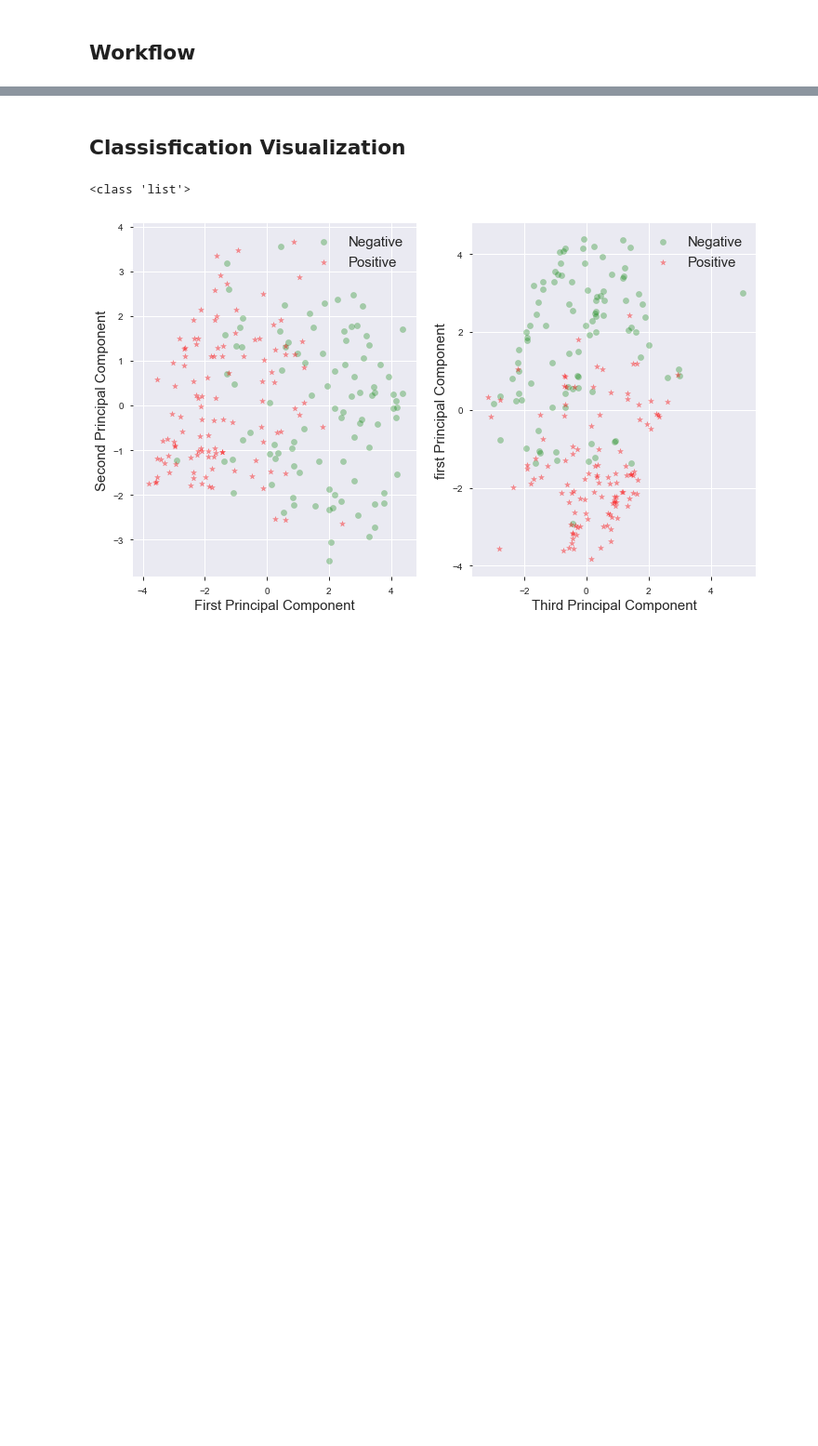
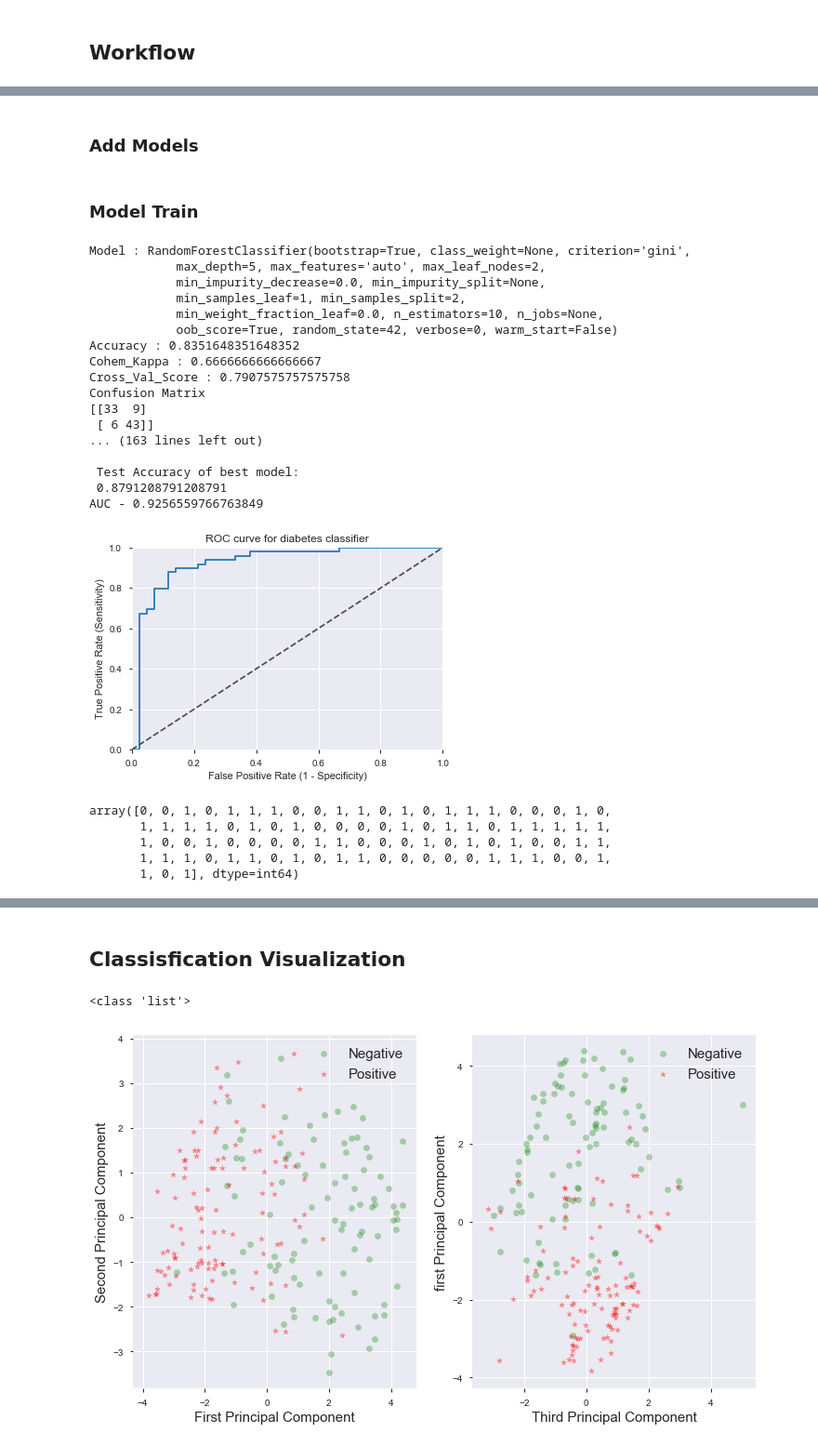
Before and after one commit to muthuv11/Heart-Disease-UCI, a Jupyter notebook: DataModel - Heart-Disease-UCI.ipynb, the cells around one changed output, grey strips where cells are left out. Shown at 93% size. Cells and saved outputs as stored; diff of their text form; code cells hidden in the pictures; blank space fills up the shorter version.

```diff
--- a/DataModel - Heart-Disease-UCI.ipynb
+++ b/DataModel - Heart-Disease-UCI.ipynb
@@ -59,14 +77,16 @@ class Data:
         pass
 
     def _splitdata(self): #split train/test dataset (for_prediction= true, data for prediction been passed)
+        copy_DS = self.DS.copy()
         X= self.DS.drop('target',axis=1)
         y= self.DS['target']
+
         if self.for_prediction:
-            test_set = X
-            test_target = y
+            return copy_DS,X,y
         else:
+
             train_set,test_set,train_target,test_target = train_test_split(X,y,test_size=.3,random_state=42)
-        return train_set,test_set,train_target,test_target
+            return train_set,test_set,train_target,test_target
 # %% [markdown]
 ## Define Transformation Class
 # %%
@@ -163,11 +261,8 @@ train_set,test_set,train_target,test_target = data._splitdata()
 
 # Normalize the train features - apply tansformations
 col_logT= []
+transLamda = {}
 col_boxCoxT= ['chol','thalach','age','trestbps']
-
-trainsetobj = Transformation(train_set,col_logT,col_boxCoxT,categorical_cols,scale_cols,for_prediction = False)
-transformedset =  trainsetobj._returnTransformation()
-transformedset.head()
 # %% [output]
 303 observations with 14 Features loaded
 
@@ -196,0 +272,3 @@ ageBCox feature sacaled: ageBCox-MM
+# %%
+trainobj = Transformation(train_set,col_logT,col_boxCoxT,categorical_cols,scale_cols,transLamda ,for_prediction = False)
+TrainDS, transLamda, totalColList =  trainobj._returnTransformation()
@@ -196,0 +307,57 @@ ageBCox feature sacaled: ageBCox-MM
+# %% [markdown]
+### Add Models
+# %%
+num_procs = 4
+
+models = ModelContainer()
+#create models -- hyperparameter tuning already done by hand for each model
+models.add_model(RandomForestClassifier( max_depth=5, min_samples_split=2
+                                      , min_samples_leaf=1, min_weight_fraction_leaf=0.0,
+                                      max_features='auto', max_leaf_nodes=2, min_impurity_decrease=0.0,
+                                      min_impurity_split=None, bootstrap=True, oob_score=True
+                                      , n_jobs=None, random_state=42, verbose=0, warm_start=False, class_weight=None))
+models.add_model(GaussianNB())
+models.add_model(LogisticRegression(random_state=0))
+#models.add_model(SVC(random_state = 1,probability=True))
+
+models.add_model(SVC(C=1.0, cache_size=200, class_weight=None, coef0=0.0,
+  decision_function_shape='ovr', degree=3, gamma='auto_deprecated',
+  kernel='rbf', max_iter=-1, probability=False, random_state=None,
+  shrinking=True, tol=0.001, verbose=False))
+# %% [markdown]
+### Model Train
+# %%
+#models.cross_validate(TrainDS, k=2, num_procs=num_procs)
+#models.select_best_model()
+#models.best_model_fit(TrainDS, train_target)
+#models.best_model_predict(TestDS)
+models.train_models(TrainDS)
+models.select_best_model()
+models.print_summary()
+# %% [output]
+Model : RandomForestClassifier(bootstrap=True, class_weight=None, criterion='gini',
+            max_depth=5, max_features='auto', max_leaf_nodes=2,
+            min_impurity_decrease=0.0, min_impurity_split=None,
+            min_samples_leaf=1, min_samples_split=2,
+            min_weight_fraction_leaf=0.0, n_estimators=10, n_jobs=None,
+            oob_score=True, random_state=42, verbose=0, warm_start=False)
+Accuracy : 0.8351648351648352
+Cohem_Kappa : 0.6666666666666667
+Cross_Val_Score : 0.7907575757575758
+Confusion Matrix
+[[33  9]
+ [ 6 43]]
+... (163 lines left out)
+
+ Test Accuracy of best model:
+ 0.8791208791208791
+AUC - 0.9256559766763849
+[figure, added]
+# %%
+models.best_model_predict(TestDS)
+# %% [output]
+array([0, 0, 1, 0, 1, 1, 1, 0, 0, 1, 1, 0, 1, 0, 1, 1, 1, 0, 0, 0, 1, 0,
+       1, 1, 1, 1, 0, 1, 0, 1, 0, 0, 0, 0, 1, 0, 1, 1, 0, 1, 1, 1, 1, 1,
+       1, 0, 0, 1, 0, 0, 0, 0, 1, 1, 0, 0, 0, 1, 0, 1, 0, 1, 0, 0, 1, 1,
+       1, 1, 1, 0, 1, 1, 0, 1, 0, 1, 1, 0, 0, 0, 0, 0, 1, 1, 1, 0, 0, 1,
+       1, 0, 1], dtype=int64)
```
Also changed, not shown: parts of 60 cells of this notebook.
